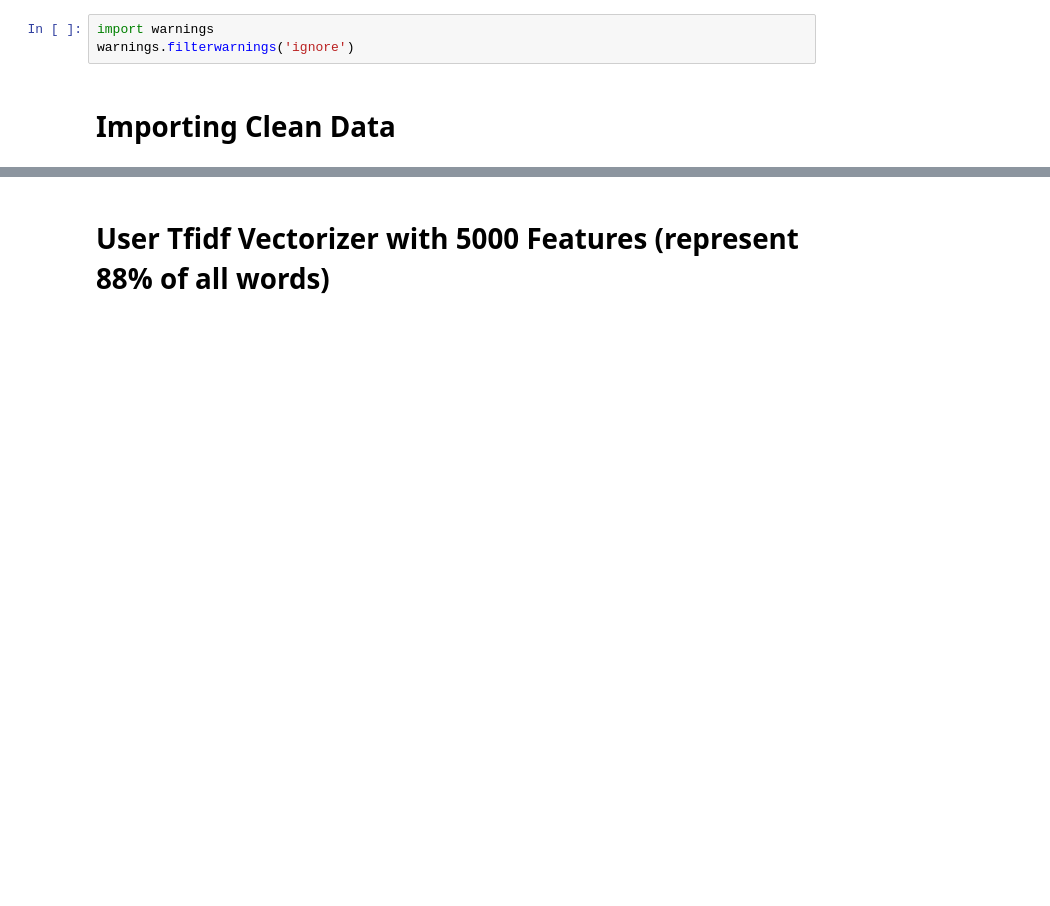
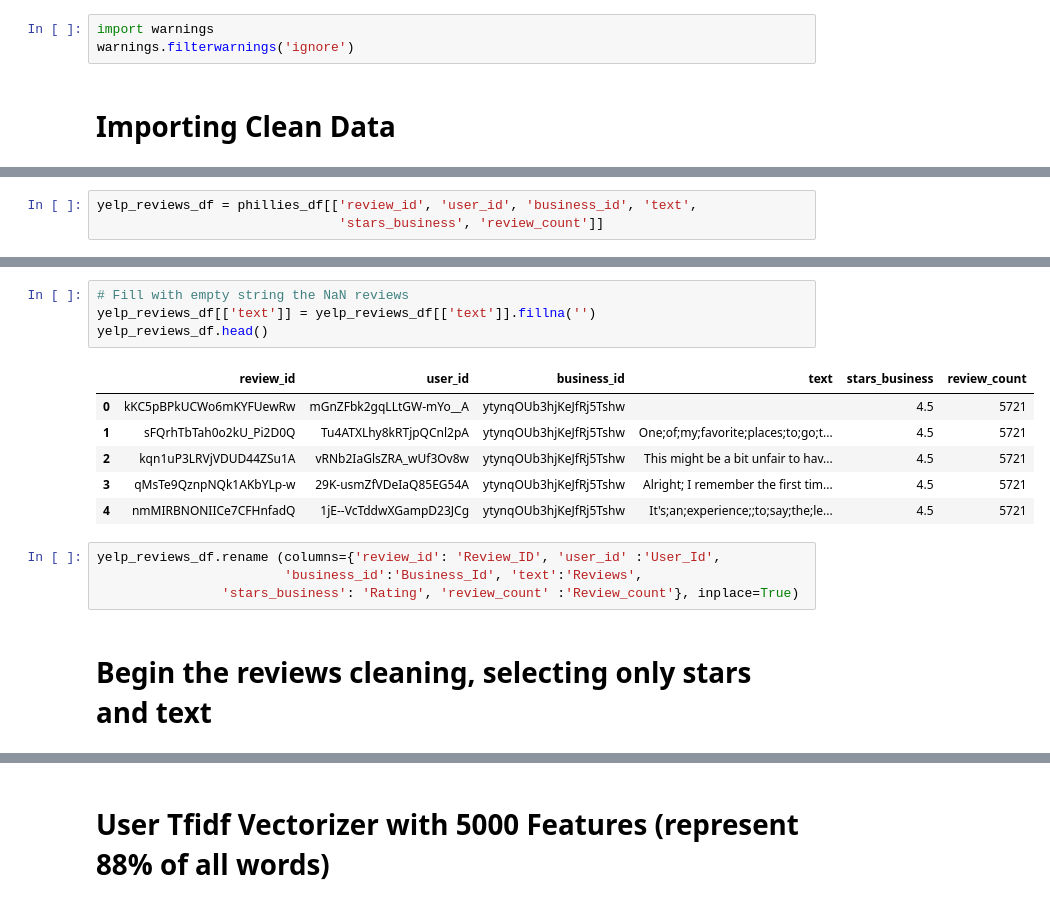
Before and after one commit to MariloyH/Restaurant_recommendation_system, a Jupyter notebook: ML_model/TokenAnalizer.ipynb, the cells around one changed output, grey strips where cells are left out. Drawn from its saved outputs; the diff is of its cells as text; blank space fills up the shorter version.

```diff
--- a/ML_model/TokenAnalizer.ipynb
+++ b/ML_model/TokenAnalizer.ipynb
@@ -18,0 +29,3 @@ newrestaurants_df["ID"].count()
+# %%
+yelp_reviews_df = phillies_df[['review_id', 'user_id', 'business_id', 'text',
+                               'stars_business', 'review_count']]
@@ -18,0 +54,17 @@ newrestaurants_df["ID"].count()
+# %%
+# Fill with empty string the NaN reviews
+yelp_reviews_df[['text']] = yelp_reviews_df[['text']].fillna('')
+yelp_reviews_df.head()
+# %% [output]
+|  | review_id | user_id | business_id | text | stars_business | review_count |
+| 0 | kKC5pBPkUCWo6mKYFUewRw | mGnZFbk2gqLLtGW-mYo__A | ytynqOUb3hjKeJfRj5Tshw |  | 4.5 | 5721 |
+| 1 | sFQrhTbTah0o2kU_Pi2D0Q | Tu4ATXLhy8kRTjpQCnl2pA | ytynqOUb3hjKeJfRj5Tshw | One;of;my;favorite;places;to;go;t... | 4.5 | 5721 |
+| 2 | kqn1uP3LRVjVDUD44ZSu1A | vRNb2IaGlsZRA_wUf3Ov8w | ytynqOUb3hjKeJfRj5Tshw | This might be a bit unfair to hav... | 4.5 | 5721 |
+| 3 | qMsTe9QznpNQk1AKbYLp-w | 29K-usmZfVDeIaQ85EG54A | ytynqOUb3hjKeJfRj5Tshw | Alright; I remember the first tim... | 4.5 | 5721 |
+| 4 | nmMIRBNONIICe7CFHnfadQ | 1jE--VcTddwXGampD23JCg | ytynqOUb3hjKeJfRj5Tshw | It's;an;experience;;to;say;the;le... | 4.5 | 5721 |
+# %%
+yelp_reviews_df.rename (columns={'review_id': 'Review_ID', 'user_id' :'User_Id',
+                        'business_id':'Business_Id', 'text':'Reviews',
+                'stars_business': 'Rating', 'review_count' :'Review_count'}, inplace=True)
+# %% [markdown]
+# Begin the reviews cleaning, selecting only stars and text
```
Also changed, not shown: parts of 36 cells of this notebook.
